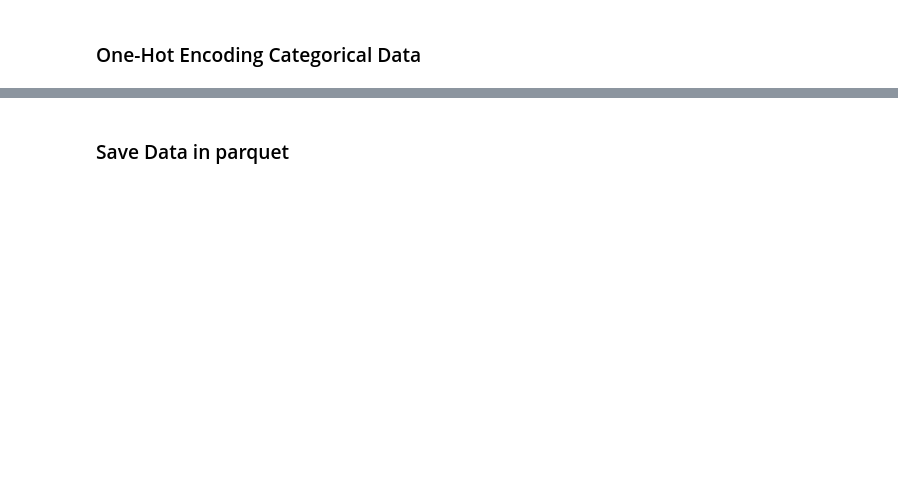
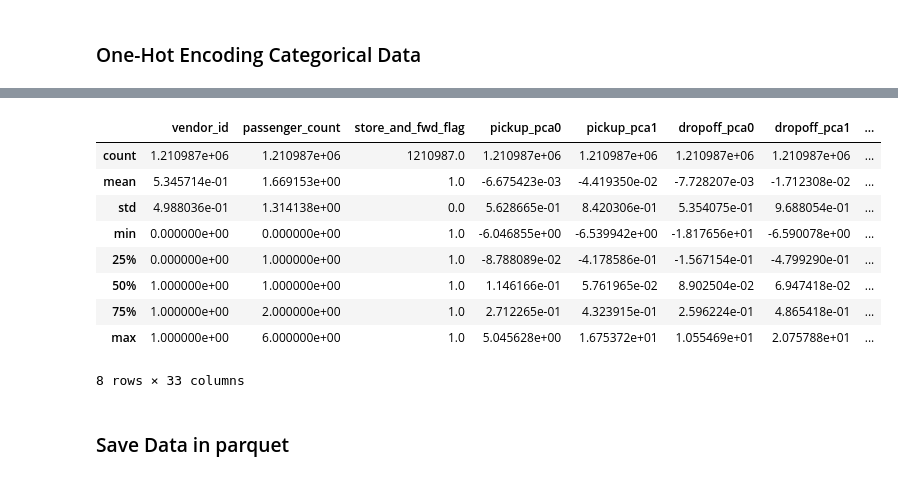
Before and after one commit to Qi-YOU/CEGE0042-STDM, a Jupyter notebook: prep.ipynb, the cells around one changed output, grey strips where cells are left out. Saved outputs shown, nothing was run; the diff lists cells and outputs as text; code cells hidden in the pictures; blank space fills up the shorter version.

```diff
--- a/prep.ipynb
+++ b/prep.ipynb
@@ -631,0 +629,21 @@ Wall time: 15min 40s
+# %%
+%%time
+
+# Credit: The OSRM-based routing data used here was generated by Oscarleo
+# and is available at: https://www.kaggle.com/datasets/oscarleo/new-york-city-taxi-with-osrm
+
+# Load the Parquet file with selected columns
+fastest_routes = pd.read_parquet(
+    "data/osrm/fastest_routes.parquet",
+    columns=['id', 'total_distance', 'total_travel_time', 'number_of_steps']
+)
+
+# Merge on 'id' the key column
+df = df.merge(fastest_routes, on="id", how="left")
+
+# Brief overview of fastest routes planed by osrm framework
+fastest_routes.info()
+
+# Delte relevant variables
+del fastest_routes
+gc.collect()
@@ -651,8 +685,8 @@ Index(['id', 'vendor_id', 'pickup_datetime', 'passenger_count',
 %%time
 
 # Delete redundant, intermediate columns
-df_train.drop(columns=[
-    "pickup_datetime", "pickup_date", "date",
+df.drop(columns=[
+    "pickup_datetime", "pickup_date", "date", "speed",
     "pickup_longitude", "pickup_latitude", "dropoff_longitude", "dropoff_latitude",
     "pickup_lat_bin", "pickup_long_bin", "dropoff_lat_bin", "dropoff_long_bin"
 ], inplace=True)
@@ -660,7 +694,7 @@ df_train.drop(columns=[
 gc.collect()
 
 # Reorganize the columns to make `trip_duration` the target column in the end
-df_train = df_train[[col for col in df_train.columns if col != "trip_duration"] + ["trip_duration"]]
+df = df[[col for col in df.columns if col != "trip_duration"] + ["trip_duration"]]
 
-df_train.columns
+df.columns
 # %% [output]
@@ -880,17 +718,13 @@ Column 'trip_duration' is not normally distributed. Recommended: MinMaxScaler.
 
 # Convert boolean columns to integers
 bool_columns = ["has_snow", "has_rain"]
-df_train[bool_columns] = df_train[bool_columns].astype(int)
-df_test[bool_columns] = df_test[bool_columns].astype(int)
+df[bool_columns] = df[bool_columns].astype(int)
 
 # Process the vendor_id column
-if "vendor_id" in df_train.columns:
-    df_train["vendor_id"] = df_train["vendor_id"] - 1
-
-if "vendor_id" in df_test.columns:
-    df_test["vendor_id"] = df_test["vendor_id"] - 1
+if "vendor_id" in df.columns:
+    df["vendor_id"] = df["vendor_id"] - 1
 
 # Progress the flag column
-df_train["store_and_fwd_flag"] = df_train["store_and_fwd_flag"].apply(lambda x: 0 if x == "Y" else 1)
-df_test["store_and_fwd_flag"] = df_test["store_and_fwd_flag"].apply(lambda x: 0 if x == "Y" else 1)
+df["store_and_fwd_flag"] = df["store_and_fwd_flag"].apply(lambda x: 0 if x == "Y" else 1)
+df["store_and_fwd_flag"] = df["store_and_fwd_flag"].apply(lambda x: 0 if x == "Y" else 1)
 # %% [output]
@@ -991,3 +753,16 @@ memory usage: 69.0+ MB
+# %%
+df.describe()
+# %% [output]
+|  | vendor_id | passenger_count | store_and_fwd_flag | pickup_pca0 | pickup_pca1 | dropoff_pca0 | dropoff_pca1 | ... |
+| count | 1.210987e+06 | 1.210987e+06 | 1210987.0 | 1.210987e+06 | 1.210987e+06 | 1.210987e+06 | 1.210987e+06 | ... |
+| mean | 5.345714e-01 | 1.669153e+00 | 1.0 | -6.675423e-03 | -4.419350e-02 | -7.728207e-03 | -1.712308e-02 | ... |
+| std | 4.988036e-01 | 1.314138e+00 | 0.0 | 5.628665e-01 | 8.420306e-01 | 5.354075e-01 | 9.688054e-01 | ... |
+| min | 0.000000e+00 | 0.000000e+00 | 1.0 | -6.046855e+00 | -6.539942e+00 | -1.817656e+01 | -6.590078e+00 | ... |
+| 25% | 0.000000e+00 | 1.000000e+00 | 1.0 | -8.788089e-02 | -4.178586e-01 | -1.567154e-01 | -4.799290e-01 | ... |
+| 50% | 1.000000e+00 | 1.000000e+00 | 1.0 | 1.146166e-01 | 5.761965e-02 | 8.902504e-02 | 6.947418e-02 | ... |
+| 75% | 1.000000e+00 | 2.000000e+00 | 1.0 | 2.712265e-01 | 4.323915e-01 | 2.596224e-01 | 4.865418e-01 | ... |
+| max | 1.000000e+00 | 6.000000e+00 | 1.0 | 5.045628e+00 | 1.675372e+01 | 1.055469e+01 | 2.075788e+01 | ... |
+8 rows × 33 columns
 # %% [markdown]
 ### Save Data in parquet
 # %%
```
Also changed, not shown: parts of 42 cells of this notebook, 10 other files.
